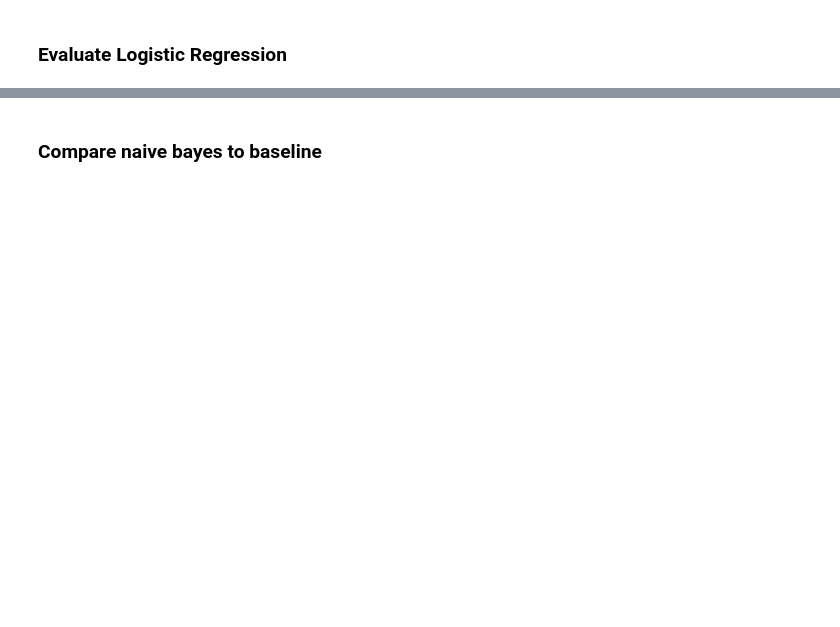
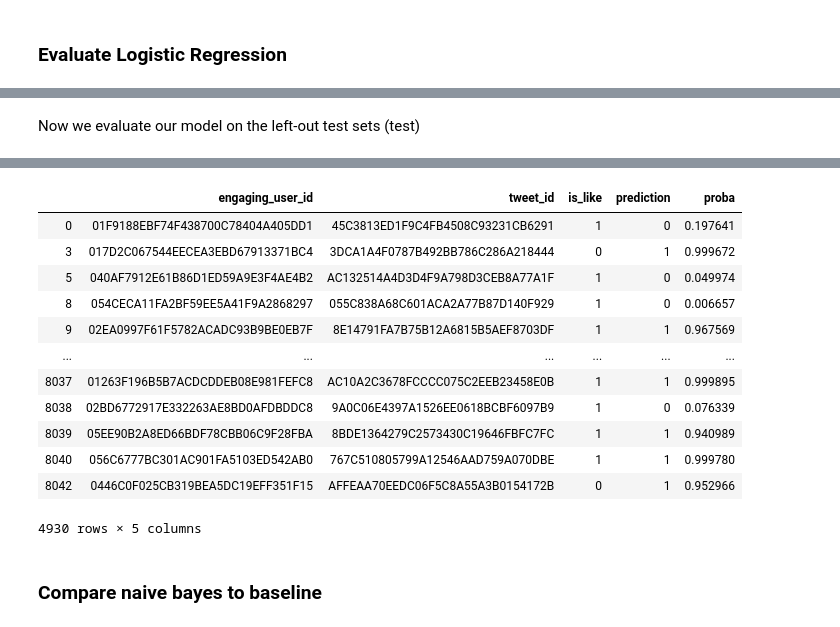
Before and after one commit to omgwenxx/recsys20, a Jupyter notebook: code/process.ipynb, the cells around one changed output, grey strips where cells are left out. Cells and saved outputs as stored; diff of their text form; code cells hidden in the pictures; blank space fills up the shorter version.

```diff
--- a/code/process.ipynb
+++ b/code/process.ipynb
@@ -1409,8 +1527,9 @@ print("Retweet with comment:", retweet_comment1, "No retweet with comment:", ret
 # balance design for the variables retweet, reply and retweet with comment
 ## CALCULATE INVERSE WEIGHTS
 from sklearn.utils.class_weight import compute_class_weight
+weighting_like = compute_class_weight('balanced', [0,1], y_val_like)
 weighting_retweet = compute_class_weight('balanced', [0,1], y_val_retweet)
 weighting_reply = compute_class_weight('balanced', [0,1], y_val_reply)
 weighting_retweet_with_comment = compute_class_weight('balanced', [0,1], y_val_retweet_with_comment)
 
-print(weighting_retweet, weighting_reply, weighting_retweet_with_comment)
+print(weighting_like, weighting_retweet, weighting_reply, weighting_retweet_with_comment)
@@ -1489,0 +1613,41 @@ print("Retweet with comment: ",loss, prauc, f1)
+# %% [markdown]
+Now we evaluate our model on the left-out test sets (test)
+# %%
+from warnings import simplefilter
+# ignore future warnings
+simplefilter(action='ignore', category=FutureWarning)
+def test_lr(X_val, y_val, X_test, y_test, label, weighting):
+
+    #in sklearn predict_proba gives a list of 2 outputs for each observation [probability for 0, probability for 1].
+    #we take only the second probability (probability of 1)
+    model = LogisticRegression(max_iter=1000, class_weight=weighting)
+    model.fit(X_val,
+                  y_val)
+    probas = model.predict_proba(X_test)[:,1]
+
+    #predict gives the predicted label: 0 or 1
+    predictions = model.predict(X_test)
+
+    # compute scores
+    loss = compute_rce(probas,y_test)
+    prauc = compute_prauc(predictions,y_test)
+
+    scores = [loss, prauc]
+
+    print("log-loss: %.4f | PR AUC: %.4f" % (scores[0], scores[1]))
+
+    #save the results
+    results = test[['engaging_user_id', 'tweet_id', label]].copy()
+    results['prediction'] = predictions
+    results['proba'] = probas
+
+    return results
+
+
+results_like_lr = test_lr(X_val, y_val_like, X_test, y_test_like, 'is_like', weighting_like)
+results_reply_lr = test_lr(X_val, y_val_reply, X_test, y_test_reply, 'is_reply', weighting_reply)
+results_retweet_lr = test_lr(X_val, y_val_retweet, X_test, y_test_retweet, 'is_retweet', weighting_retweet)
+results_retweet_with_comment_lr = test_lr(X_val, y_val_retweet_with_comment, X_test, y_test_retweet_with_comment, 'is_retweet_with_comment', weighting_retweet_with_comment)
+
+results_like_lr
+# %% [output]
@@ -1490,2 +1658,15 @@ print("Retweet with comment: ",loss, prauc, f1)
+|  | engaging_user_id | tweet_id | is_like | prediction | proba |
+| 0 | 01F9188EBF74F438700C78404A405DD1 | 45C3813ED1F9C4FB4508C93231CB6291 | 1 | 0 | 0.197641 |
+| 3 | 017D2C067544EECEA3EBD67913371BC4 | 3DCA1A4F0787B492BB786C286A218444 | 0 | 1 | 0.999672 |
+| 5 | 040AF7912E61B86D1ED59A9E3F4AE4B2 | AC132514A4D3D4F9A798D3CEB8A77A1F | 1 | 0 | 0.049974 |
+| 8 | 054CECA11FA2BF59EE5A41F9A2868297 | 055C838A68C601ACA2A77B87D140F929 | 1 | 0 | 0.006657 |
+| 9 | 02EA0997F61F5782ACADC93B9BE0EB7F | 8E14791FA7B75B12A6815B5AEF8703DF | 1 | 1 | 0.967569 |
+| ... | ... | ... | ... | ... | ... |
+| 8037 | 01263F196B5B7ACDCDDEB08E981FEFC8 | AC10A2C3678FCCCC075C2EEB23458E0B | 1 | 1 | 0.999895 |
+| 8038 | 02BD6772917E332263AE8BD0AFDBDDC8 | 9A0C06E4397A1526EE0618BCBF6097B9 | 1 | 0 | 0.076339 |
+| 8039 | 05EE90B2A8ED66BDF78CBB06C9F28FBA | 8BDE1364279C2573430C19646FBFC7FC | 1 | 1 | 0.940989 |
+| 8040 | 056C6777BC301AC901FA5103ED542AB0 | 767C510805799A12546AAD759A070DBE | 1 | 1 | 0.999780 |
+| 8042 | 0446C0F025CB319BEA5DC19EFF351F15 | AFFEAA70EEDC06F5C8A55A3B0154172B | 0 | 1 | 0.952966 |
+4930 rows × 5 columns
 # %% [markdown]
 ### Compare naive bayes to baseline
```
Also changed, not shown: parts of 27 cells of this notebook, 24 other files.
